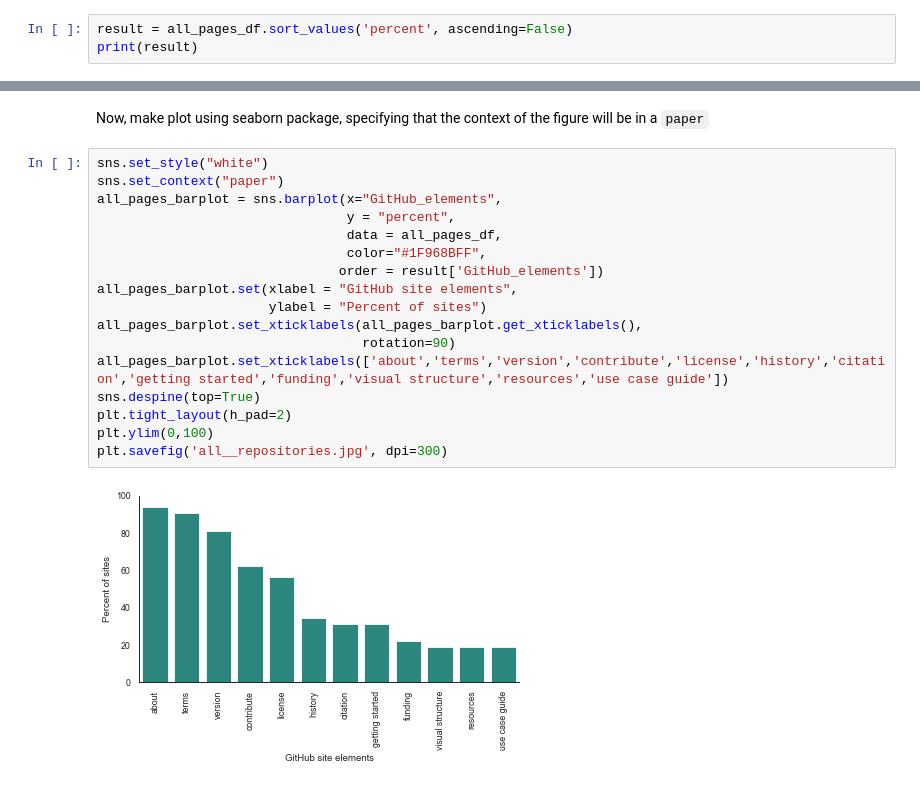
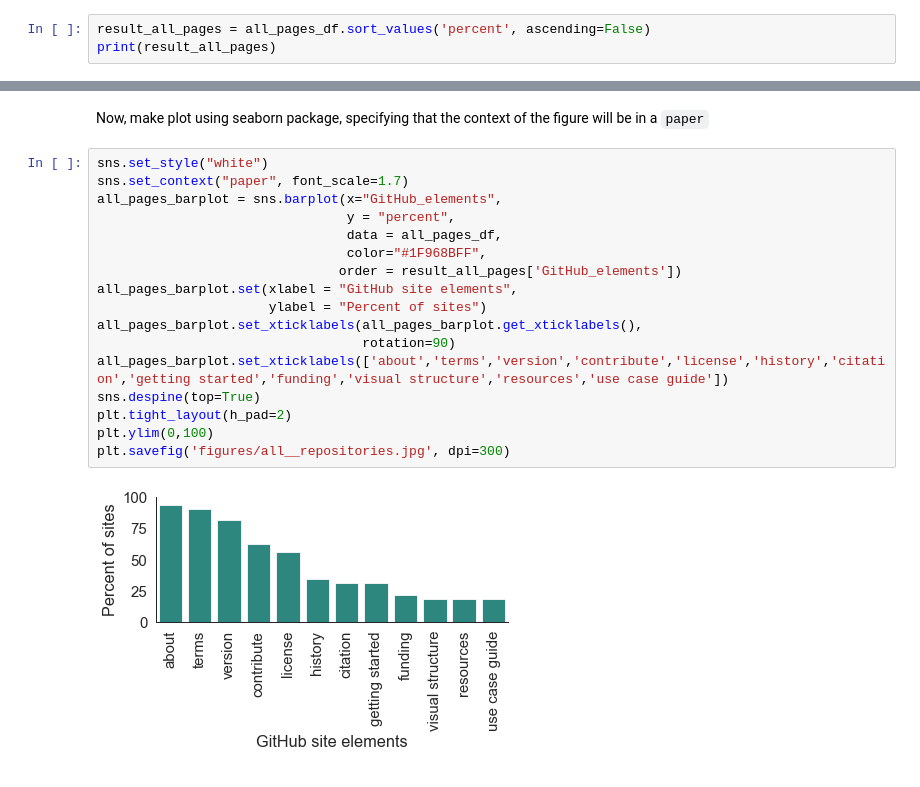
Before and after one commit to ess-dive-community/essdive-github-systematic-review, a Jupyter notebook: content_across_all_repositories.ipynb, the cells around one changed output, grey strips where cells are left out. Cells and saved outputs as stored; diff of their text form.

```diff
--- a/content_across_all_repositories.ipynb
+++ b/content_across_all_repositories.ipynb
@@ -100,8 +100,8 @@ print(all_pages_df)
 # %% [markdown]
 Sort dataframe based on percentages from highest to lowest. This will make bars ordered from highest to lowest in figure.
 # %%
-result = all_pages_df.sort_values('percent', ascending=False)
-print(result)
+result_all_pages = all_pages_df.sort_values('percent', ascending=False)
+print(result_all_pages)
 # %% [output]
                            GitHub_elements count percent
 1                            about_section  30.0   93.75
@@ -120,20 +120,20 @@ print(result)
 Now, make plot using seaborn package, specifying that the context of the figure will be in a `paper`
 # %%
 sns.set_style("white")
-sns.set_context("paper")
+sns.set_context("paper", font_scale=1.7)
 all_pages_barplot = sns.barplot(x="GitHub_elements",
                                 y = "percent",
                                 data = all_pages_df,
                                 color="#1F968BFF",
-                               order = result['GitHub_elements'])
+                               order = result_all_pages['GitHub_elements'])
 all_pages_barplot.set(xlabel = "GitHub site elements",
                       ylabel = "Percent of sites")
 all_pages_barplot.set_xticklabels(all_pages_barplot.get_xticklabels(),
                                   rotation=90)
 all_pages_barplot.set_xticklabels(['about','terms','version','contribute','license','history','citation','getting started','funding','visual structure','resources','use case guide'])
 sns.despine(top=True)
 plt.tight_layout(h_pad=2)
 plt.ylim(0,100)
-plt.savefig('all__repositories.jpg', dpi=300)
+plt.savefig('figures/all__repositories.jpg', dpi=300)
 # %% [output]
-[figure, old version]
+[figure, new version]
```
Also changed, not shown: 3 other files.
